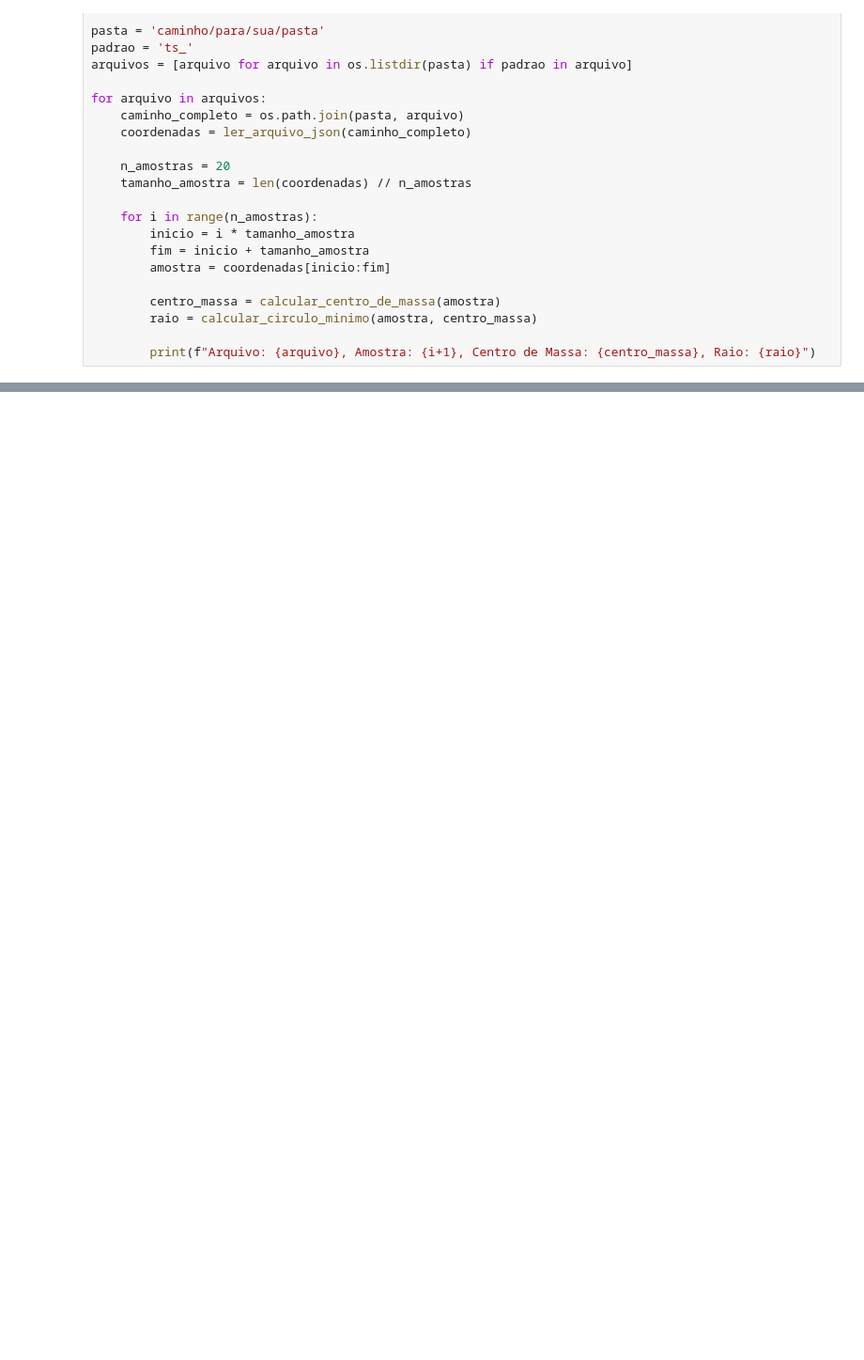
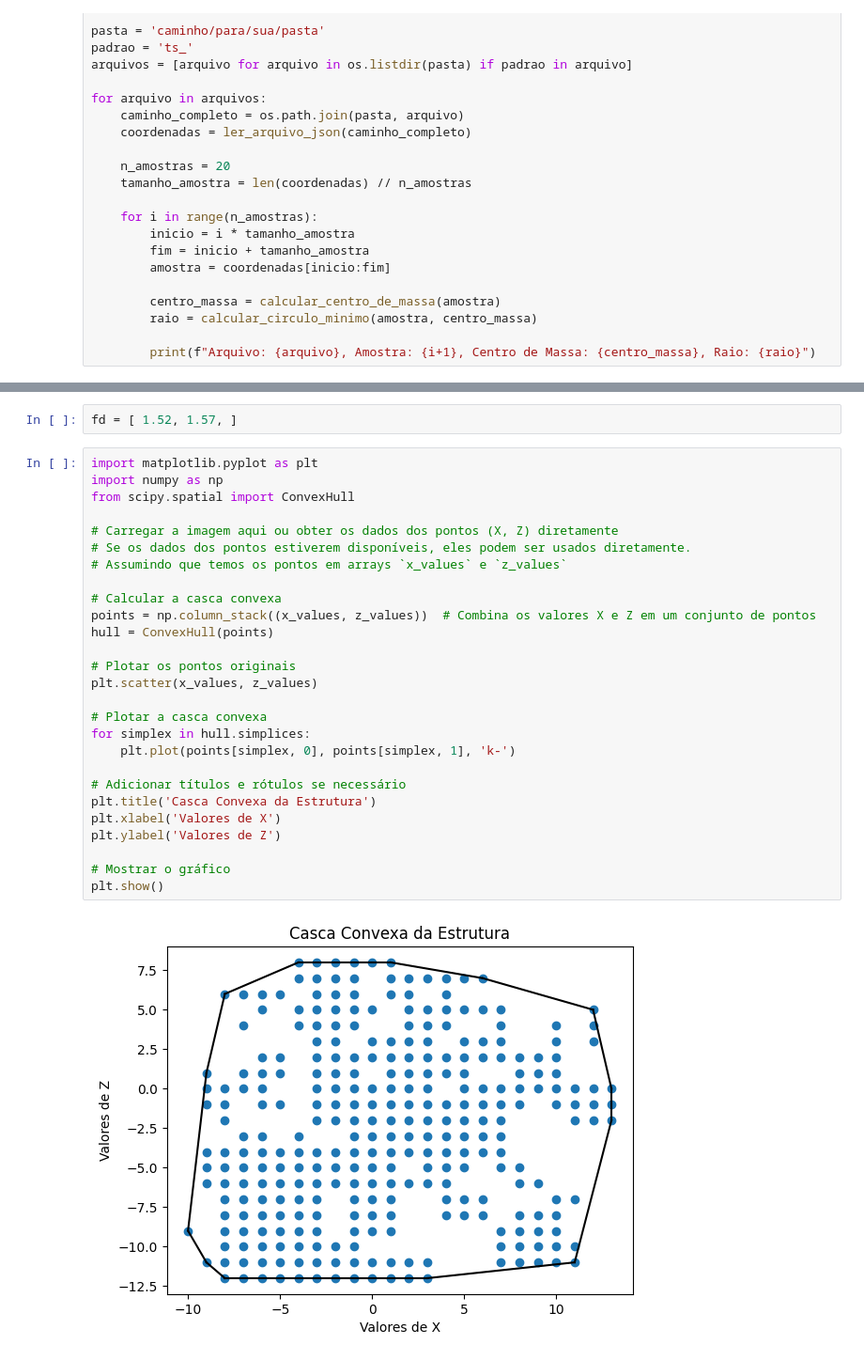
Before and after one commit to michaelsouza/dla-collagen, a Jupyter notebook: cross_section_fibril.ipynb, the cells around one changed output, grey strips where cells are left out. Shown: that part at 94% size. Cells and saved outputs as stored; diff of their text form; blank space fills up the shorter version.

```diff
--- a/cross_section_fibril.ipynb
+++ b/cross_section_fibril.ipynb
@@ -58,0 +197,31 @@ for arquivo in arquivos:
+# %%
+fd = [ 1.52, 1.57, ]
+# %%
+import matplotlib.pyplot as plt
+import numpy as np
+from scipy.spatial import ConvexHull
+
+# Carregar a imagem aqui ou obter os dados dos pontos (X, Z) diretamente
+# Se os dados dos pontos estiverem disponíveis, eles podem ser usados diretamente.
+# Assumindo que temos os pontos em arrays `x_values` e `z_values`
+
+# Calcular a casca convexa
+points = np.column_stack((x_values, z_values))  # Combina os valores X e Z em um conjunto de pontos
+hull = ConvexHull(points)
+
+# Plotar os pontos originais
+plt.scatter(x_values, z_values)
+
+# Plotar a casca convexa
+for simplex in hull.simplices:
+    plt.plot(points[simplex, 0], points[simplex, 1], 'k-')
+
+# Adicionar títulos e rótulos se necessário
+plt.title('Casca Convexa da Estrutura')
+plt.xlabel('Valores de X')
+plt.ylabel('Valores de Z')
+
+# Mostrar o gráfico
+plt.show()
+# %% [output]
+[figure, added]
```
Also changed, not shown: parts of 9 cells of this notebook, 1 other file.
